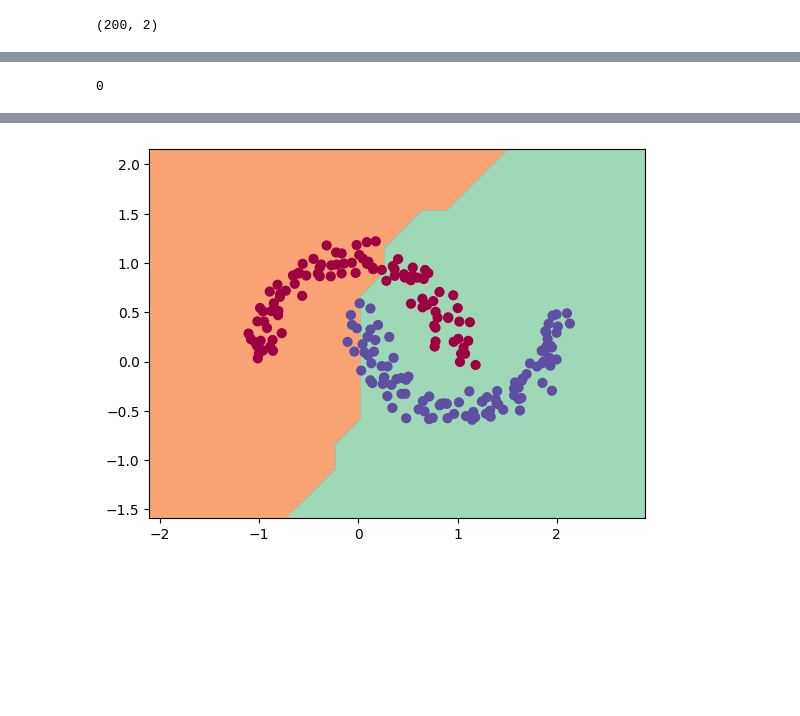
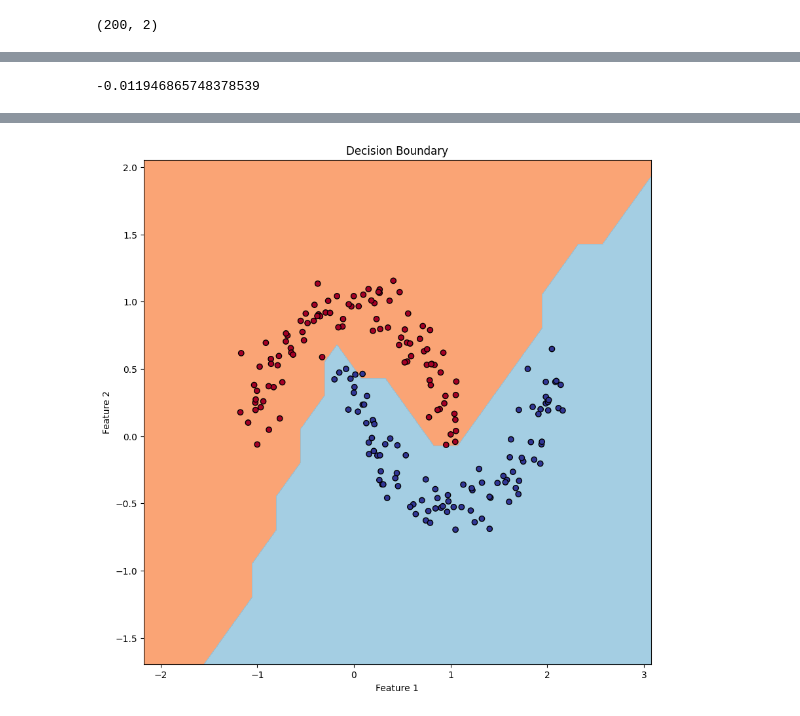
Before and after one commit to Yousif-dk/zero-to-hero, a Jupyter notebook: Experiments/MLP_Experiment_1.ipynb, the cells around one changed output, grey strips where cells are left out. Drawn from its saved outputs; the diff is of its cells as text; code cells hidden in the pictures; blank space fills up the shorter version.

```diff
--- a/Experiments/MLP_Experiment_1.ipynb
+++ b/Experiments/MLP_Experiment_1.ipynb
@@ -71,0 +45,6 @@ print(n.activations)
+# %%
+
+#print(MLPerceptron.__init__.__code__.co_varnames)
+n = MLPerceptron(2,[16,16,1], activations = ['tanh', 'tanh', 'none' ])
+print(n)
+print(len(n.parameters()))
@@ -72,7 +54,6 @@ print(n.activations)
 # %%
 # loss function
 def loss(batch_size=None):
-    # inline DataLoader :)
     if batch_size is None:
         Xb, yb = X, y
     else:
@@ -84,7 +65,7 @@ def loss(batch_size=None):
     scores = list(map(n, inputs))
 
     # svm "max-margin" loss
-    losses = [(1 + -yi*scorei).relu() for yi, scorei in zip(yb, scores)]
+    losses = [(Value(1) + -yi*scorei).relu() for yi, scorei in zip(yb, scores)]
     data_loss = sum(losses) * (1.0 / len(losses))
     # L2 regularization
     alpha = 1e-4
@@ -194,10 +138,15 @@ Gradients at end of iteration: [0, 0, 0, 0, 0]
 #testing
 print(n.layers[0].neurons[3].w[0].grad)
 # %% [output]
-0
+-0.011946865748378539
 # %%
 # visualize decision boundary
 
+# Final evaluation
+final_loss, final_acc = loss()
+print(f"Final loss: {final_loss.data}, accuracy: {final_acc*100}%")
+
+# Plot decision boundary
 h = 0.25
 x_min, x_max = X[:, 0].min() - 1, X[:, 0].max() + 1
 y_min, y_max = X[:, 1].min() - 1, X[:, 1].max() + 1
@@ -209,9 +158,11 @@ scores = list(map(n, inputs))
 Z = np.array([s.data > 0 for s in scores])
 Z = Z.reshape(xx.shape)
 
-fig = plt.figure()
-plt.contourf(xx, yy, Z, cmap=plt.cm.Spectral, alpha=0.8)
-plt.scatter(X[:, 0], X[:, 1], c=y, s=40, cmap=plt.cm.Spectral)
-plt.xlim(xx.min(), xx.max())
-plt.ylim(yy.min(), yy.max())
+plt.figure(figsize=(10,10))
+plt.contourf(xx, yy, Z, cmap=plt.cm.RdYlBu, alpha=0.8)
+plt.scatter(X[:, 0], X[:, 1], c=y, cmap=plt.cm.RdYlBu, edgecolor='black')
+plt.xlabel('Feature 1')
+plt.ylabel('Feature 2')
+plt.title('Decision Boundary')
+plt.show()
 # %% [output]
@@ -219 +170 @@ plt.ylim(yy.min(), yy.max())
-[figure, old version]
+[figure, new version]
```
Also changed, not shown: parts of 13 cells of this notebook.
